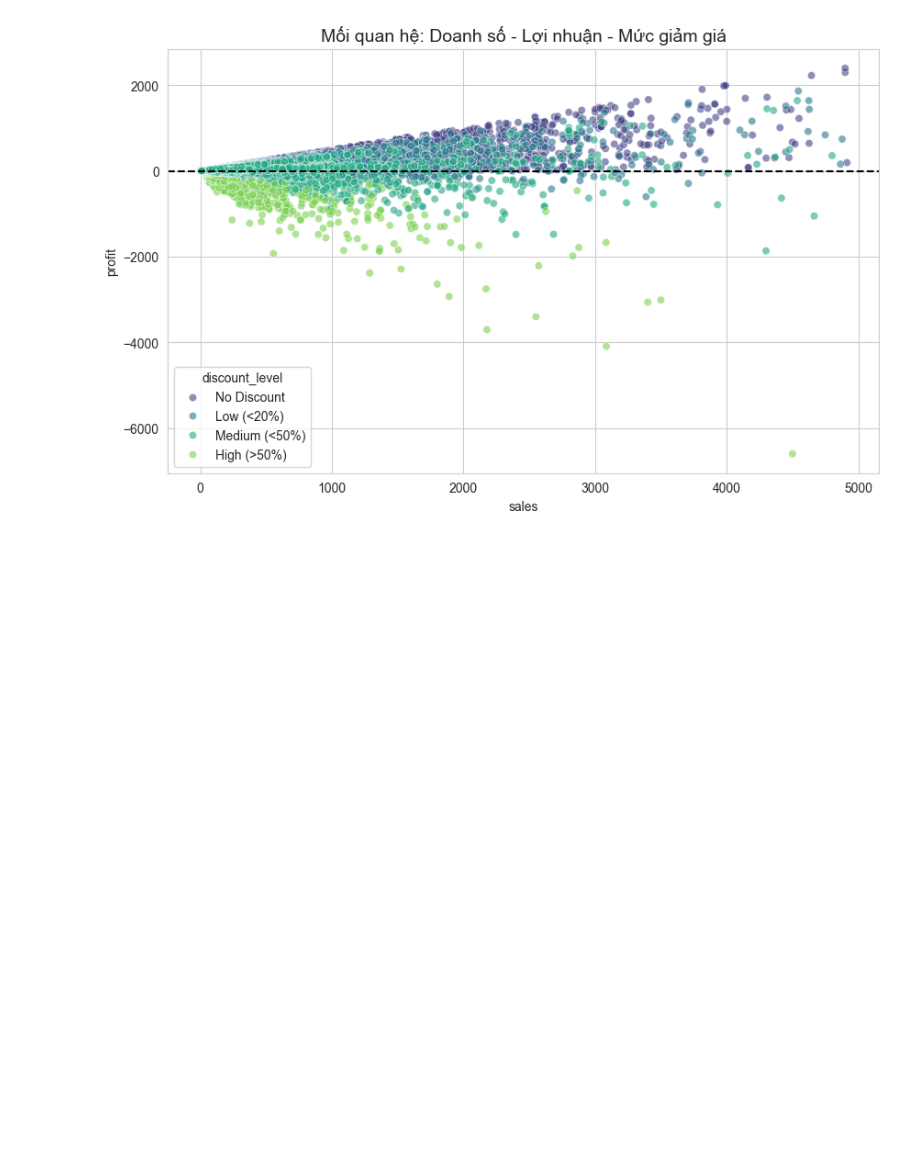
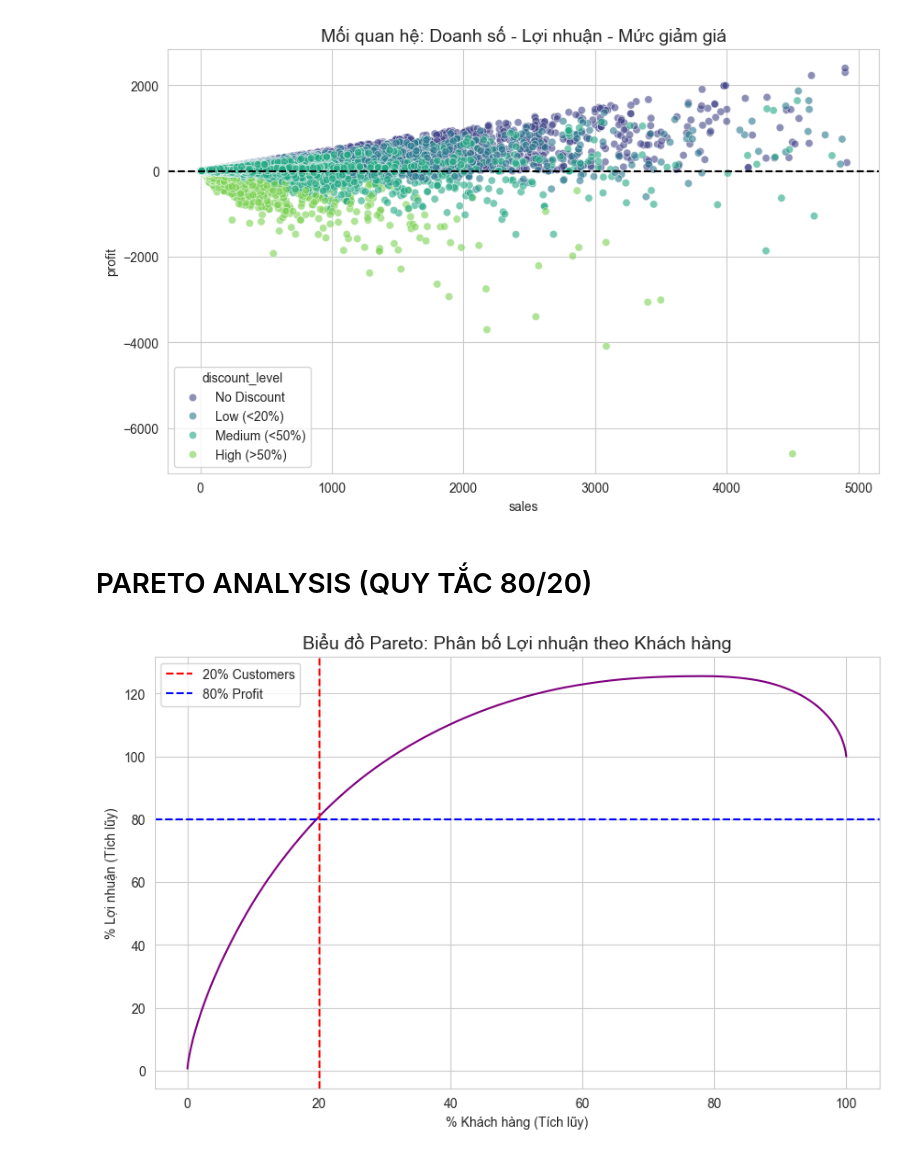
Before and after one commit to Sangbeo113/Superstore-Analytics-Pro, a Jupyter notebook: 03_data_visualizer.ipynb, the cells around one changed output. Cells and saved outputs as stored; diff of their text form; code cells hidden in the pictures; blank space fills up the shorter version.

Commit message:
Thêm pareto analysis (quy tắc 80/20)

```diff
--- a/03_data_visualizer.ipynb
+++ b/03_data_visualizer.ipynb
@@ -68,3 +68,24 @@ plt.show()
 # -> Insight: Các điểm màu vàng/lục (Discount cao) chủ yếu nằm dưới vạch 0.
 # %% [output]
 [figure]
+# %% [markdown]
+# PARETO ANALYSIS (QUY TẮC 80/20)
+# %%
+# 3.1. Khách hàng: Có phải 20% khách hàng mang lại 80% lợi nhuận?
+customer_profit = df.groupby('customer_id')['profit'].sum().sort_values(ascending=False).reset_index()
+customer_profit['cumulative_profit'] = customer_profit['profit'].cumsum()
+customer_profit['cumulative_perc'] = 100 * customer_profit['cumulative_profit'] / customer_profit['profit'].sum()
+customer_profit['customer_rank_perc'] = 100 * (customer_profit.index + 1) / len(customer_profit)
+
+plt.figure(figsize=(10, 6))
+plt.plot(customer_profit['customer_rank_perc'], customer_profit['cumulative_perc'], color='purple')
+plt.axvline(20, color='red', linestyle='--', label='20% Customers')
+plt.axhline(80, color='blue', linestyle='--', label='80% Profit')
+plt.title('Biểu đồ Pareto: Phân bố Lợi nhuận theo Khách hàng', fontsize=14)
+plt.xlabel('% Khách hàng (Tích lũy)')
+plt.ylabel('% Lợi nhuận (Tích lũy)')
+plt.legend()
+plt.grid(True)
+plt.show()
+# %% [output]
+[figure, added]
```
